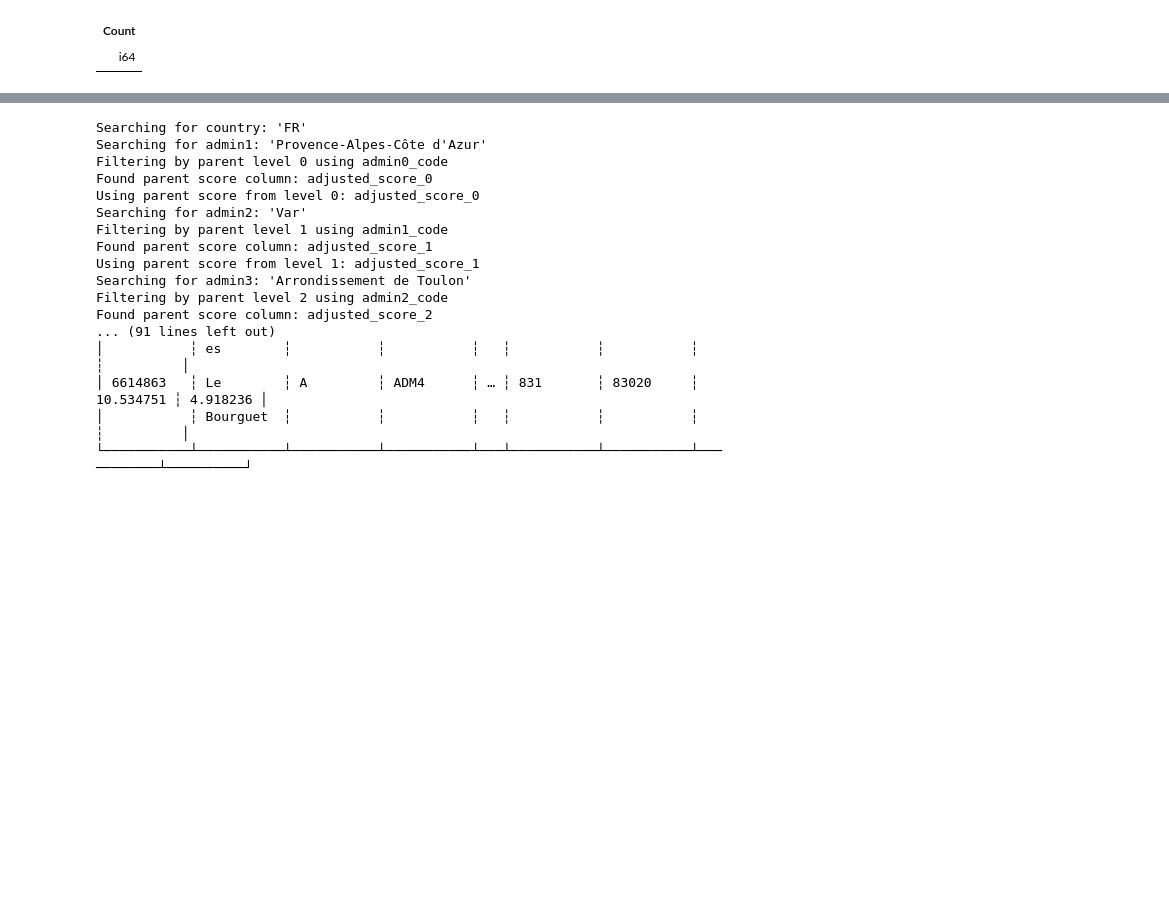
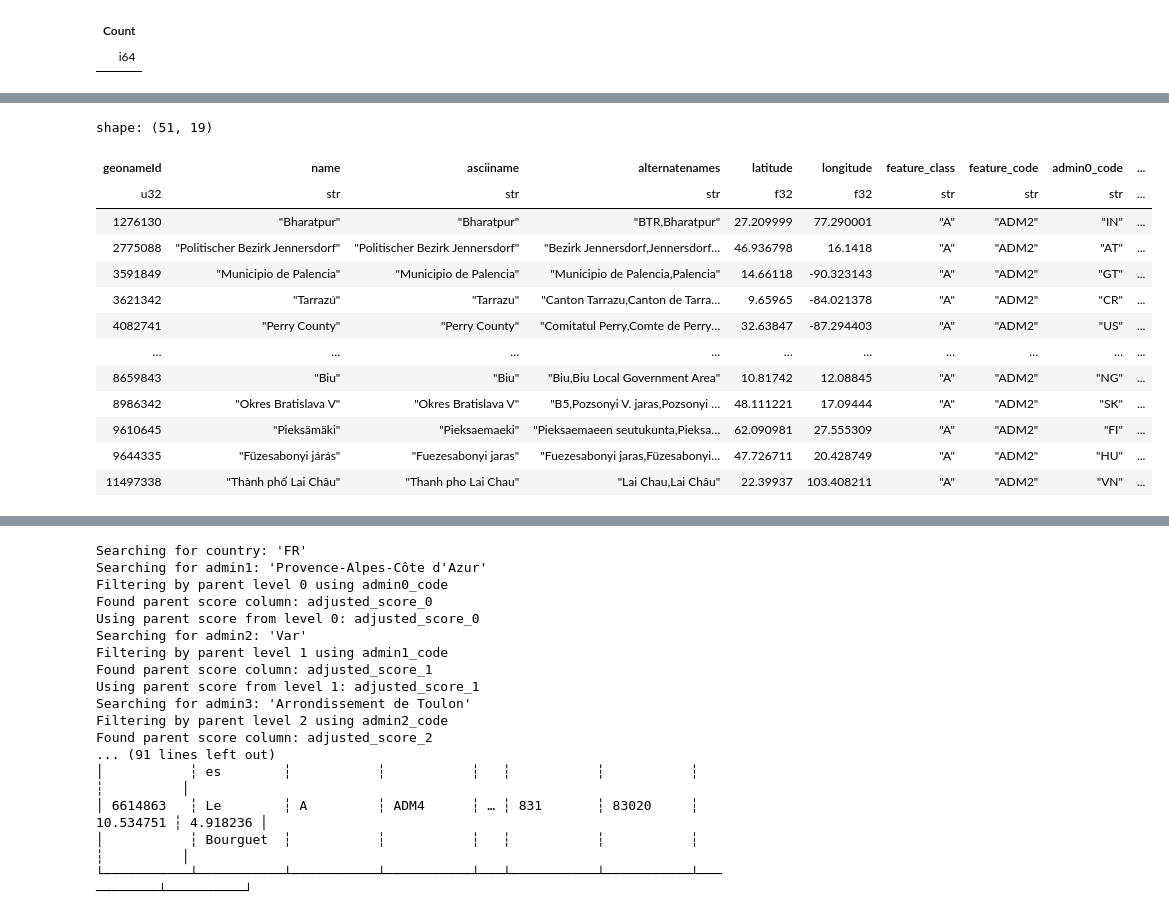
Before and after one commit to SamBroomy/heisenberg, a Jupyter notebook: test.ipynb, the cells around one changed output, grey strips where cells are left out. Cells and saved outputs as stored; diff of their text form; code cells hidden in the pictures; blank space fills up the shorter version.

```diff
--- a/test.ipynb
+++ b/test.ipynb
@@ -1800,0 +1871,17 @@ shape: (10, 11)
+# %%
+con.table("admin2").pl().filter(pl.col("admin2_code") == "105")
+# %% [output]
+shape: (51, 19)
+| geonameId | name | asciiname | alternatenames | latitude | longitude | feature_class | feature_code | admin0_code | ... |
+| u32 | str | str | str | f32 | f32 | str | str | str | ... |
+| 1276130 | "Bharatpur" | "Bharatpur" | "BTR,Bharatpur" | 27.209999 | 77.290001 | "A" | "ADM2" | "IN" | ... |
+| 2775088 | "Politischer Bezirk Jennersdorf" | "Politischer Bezirk Jennersdorf" | "Bezirk Jennersdorf,Jennersdorf… | 46.936798 | 16.1418 | "A" | "ADM2" | "AT" | ... |
+| 3591849 | "Municipio de Palencia" | "Municipio de Palencia" | "Municipio de Palencia,Palencia" | 14.66118 | -90.323143 | "A" | "ADM2" | "GT" | ... |
+| 3621342 | "Tarrazú" | "Tarrazu" | "Canton Tarrazu,Canton de Tarra… | 9.65965 | -84.021378 | "A" | "ADM2" | "CR" | ... |
+| 4082741 | "Perry County" | "Perry County" | "Comitatul Perry,Comte de Perry… | 32.63847 | -87.294403 | "A" | "ADM2" | "US" | ... |
+| … | … | … | … | … | … | … | … | … | ... |
+| 8659843 | "Biu" | "Biu" | "Biu,Biu Local Government Area" | 10.81742 | 12.08845 | "A" | "ADM2" | "NG" | ... |
+| 8986342 | "Okres Bratislava V" | "Okres Bratislava V" | "B5,Pozsonyi V. jaras,Pozsonyi … | 48.111221 | 17.09444 | "A" | "ADM2" | "SK" | ... |
+| 9610645 | "Pieksämäki" | "Pieksaemaeki" | "Pieksaemaeen seutukunta,Pieksa… | 62.090981 | 27.555309 | "A" | "ADM2" | "FI" | ... |
+| 9644335 | "Füzesabonyi járás" | "Fuezesabonyi jaras" | "Fuezesabonyi jaras,Füzesabonyi… | 47.726711 | 20.428749 | "A" | "ADM2" | "HU" | ... |
+| 11497338 | "Thành phố Lai Châu" | "Thanh pho Lai Chau" | "Lai Chau,Lai Châu" | 22.39937 | 103.408211 | "A" | "ADM2" | "VN" | ... |
```
Also changed, not shown: parts of 9 cells of this notebook, 1 other file.
